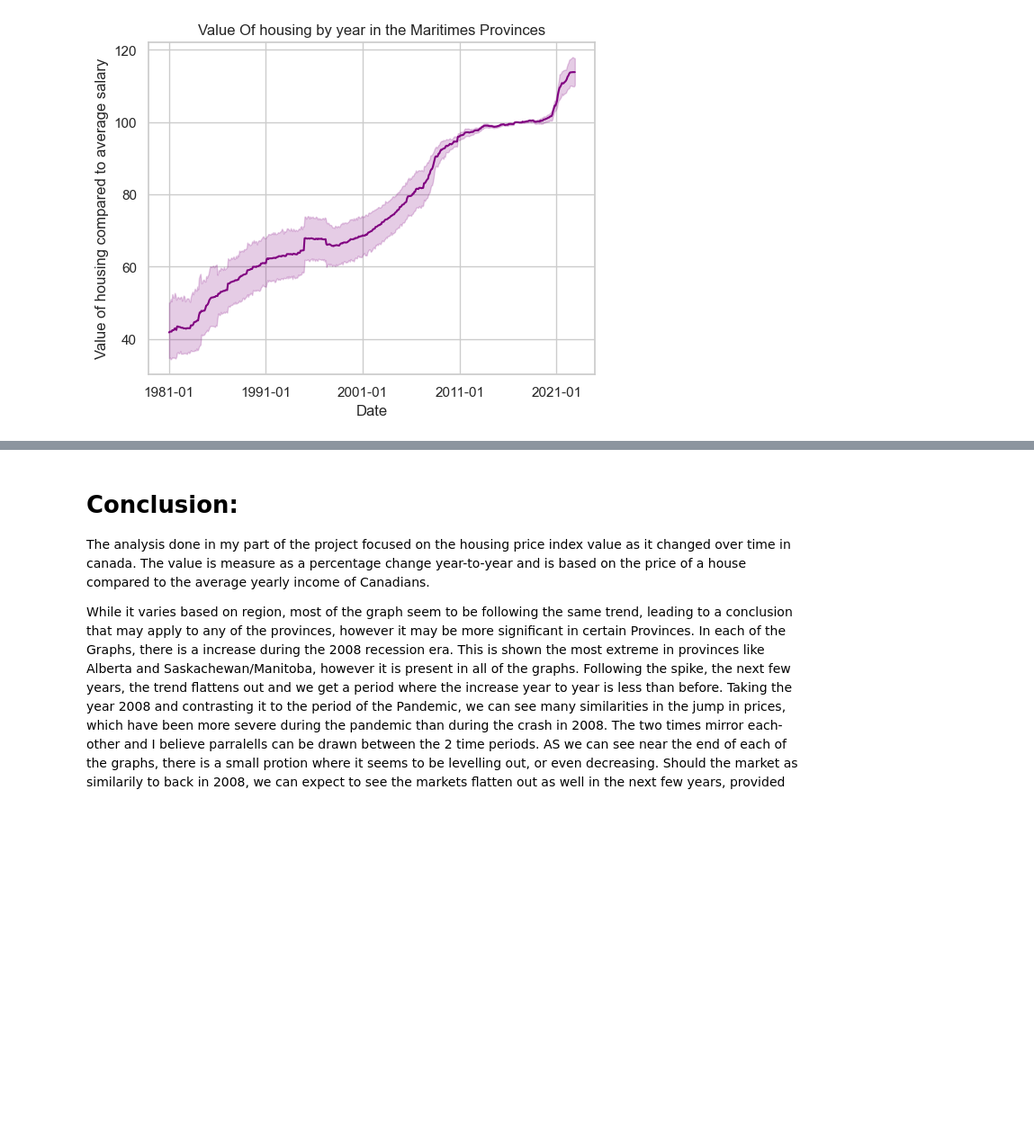
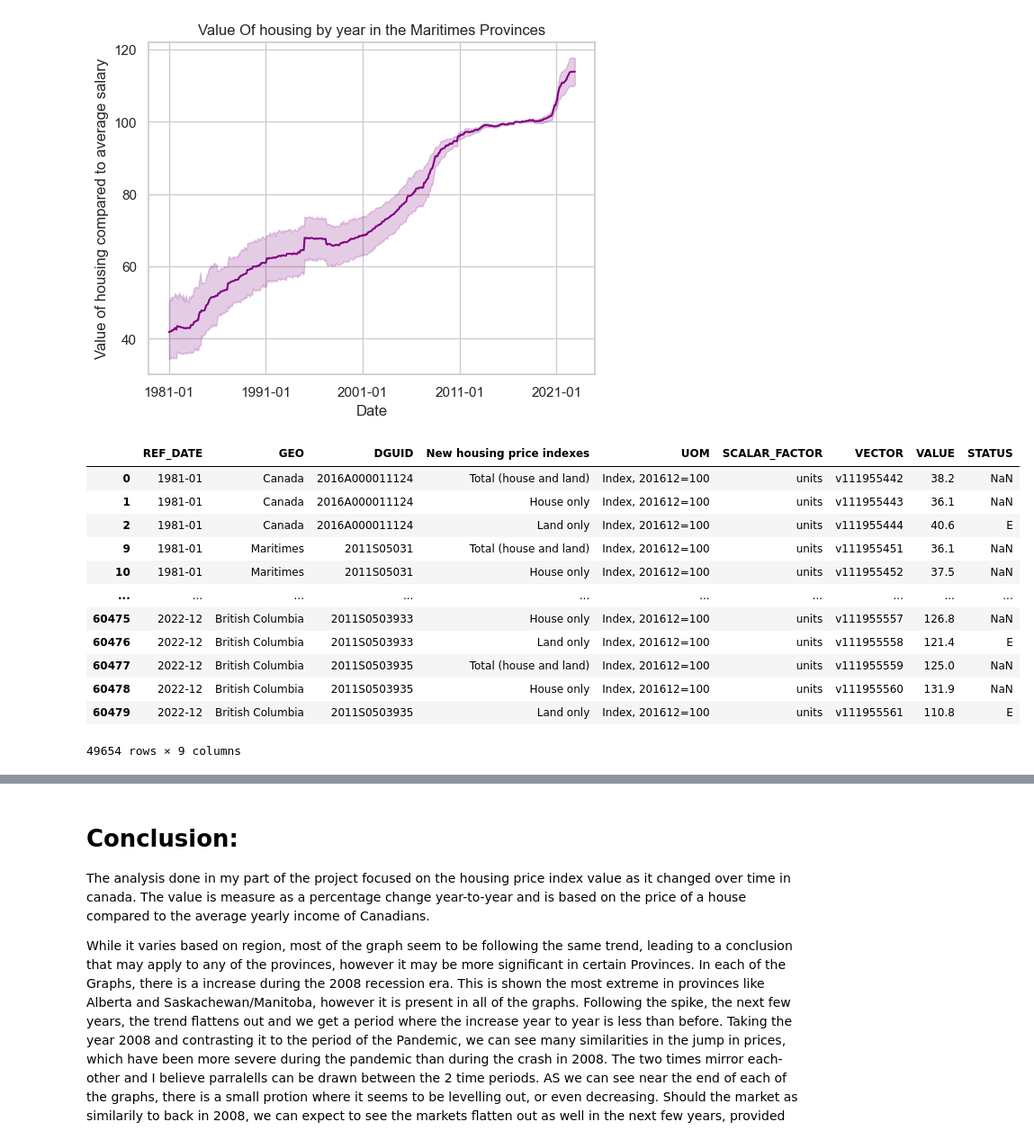
Before and after one commit to ubco-W2022T2-data301/project-group-group-2, a Jupyter notebook: analysis/analysis1.ipynb, the cells around one changed output, grey strips where cells are left out. Shown: that part at 90% size. Drawn from its saved outputs; the diff is of its cells as text; code cells hidden in the pictures; blank space fills up the shorter version.

```diff
--- a/analysis/analysis1.ipynb
+++ b/analysis/analysis1.ipynb
@@ -373,2 +379,25 @@ fig.savefig("../images/index_Maritimes.png")
 # %%
 df_index2.to_csv("../data/processed/Value-time-base.csv")
+# %%
+df_index2.loc[df_index2["GEO"].str.contains("Alberta",case=False),"GEO"]= "Alberta"
+df_index2.loc[df_index2["GEO"].str.contains("British Columbia",case=False),"GEO"]= "British Columbia"
+df_index2.loc[df_index2["GEO"].str.contains("Ontario",case=False),"GEO"]= "Ontario"
+df_index2.loc[df_index2["GEO"].str.contains("Quebec",case=False),"GEO"]= "Quebec"
+df_index2.loc[df_index2["GEO"].str.contains("Saskatchewan|Manitoba",case=False),"GEO"]= "Middle Provinces"
+df_index2.loc[df_index2["GEO"].str.contains("New Brunswick|Nova Scotia|Newfoundland and Labrador|Prince Edward Island",case=False),"GEO"]= "Maritimes"
+df_combined = df_index2.loc[lambda x: x['VALUE'].notna()]
+df_combined
+# %% [output]
+|  | REF_DATE | GEO | DGUID | New housing price indexes | UOM | SCALAR_FACTOR | VECTOR | VALUE | STATUS |
+| 0 | 1981-01 | Canada | 2016A000011124 | Total (house and land) | Index, 201612=100 | units | v111955442 | 38.2 | NaN |
+| 1 | 1981-01 | Canada | 2016A000011124 | House only | Index, 201612=100 | units | v111955443 | 36.1 | NaN |
+| 2 | 1981-01 | Canada | 2016A000011124 | Land only | Index, 201612=100 | units | v111955444 | 40.6 | E |
+| 9 | 1981-01 | Maritimes | 2011S05031 | Total (house and land) | Index, 201612=100 | units | v111955451 | 36.1 | NaN |
+| 10 | 1981-01 | Maritimes | 2011S05031 | House only | Index, 201612=100 | units | v111955452 | 37.5 | NaN |
+| ... | ... | ... | ... | ... | ... | ... | ... | ... | ... |
+| 60475 | 2022-12 | British Columbia | 2011S0503933 | House only | Index, 201612=100 | units | v111955557 | 126.8 | NaN |
+| 60476 | 2022-12 | British Columbia | 2011S0503933 | Land only | Index, 201612=100 | units | v111955558 | 121.4 | E |
+| 60477 | 2022-12 | British Columbia | 2011S0503935 | Total (house and land) | Index, 201612=100 | units | v111955559 | 125.0 | NaN |
+| 60478 | 2022-12 | British Columbia | 2011S0503935 | House only | Index, 201612=100 | units | v111955560 | 131.9 | NaN |
+| 60479 | 2022-12 | British Columbia | 2011S0503935 | Land only | Index, 201612=100 | units | v111955561 | 110.8 | E |
+49654 rows × 9 columns
```
Also changed, not shown: parts of 6 cells of this notebook, 10 other files.
